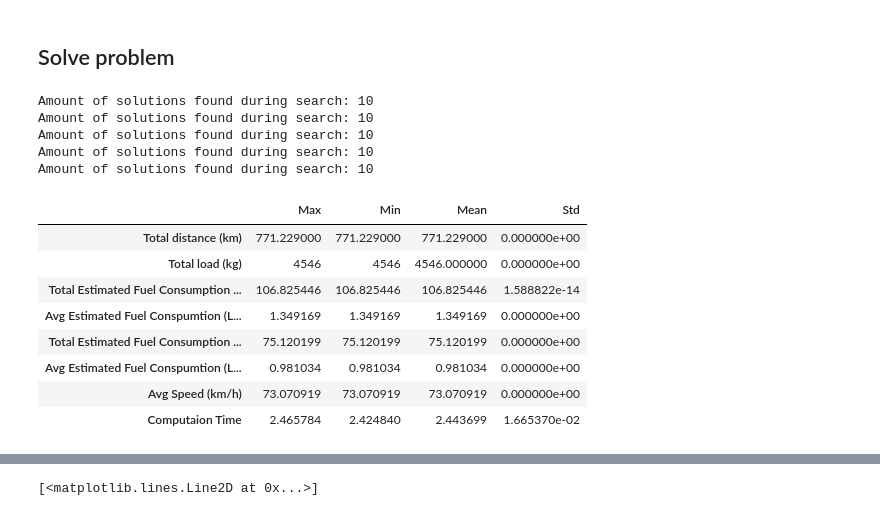
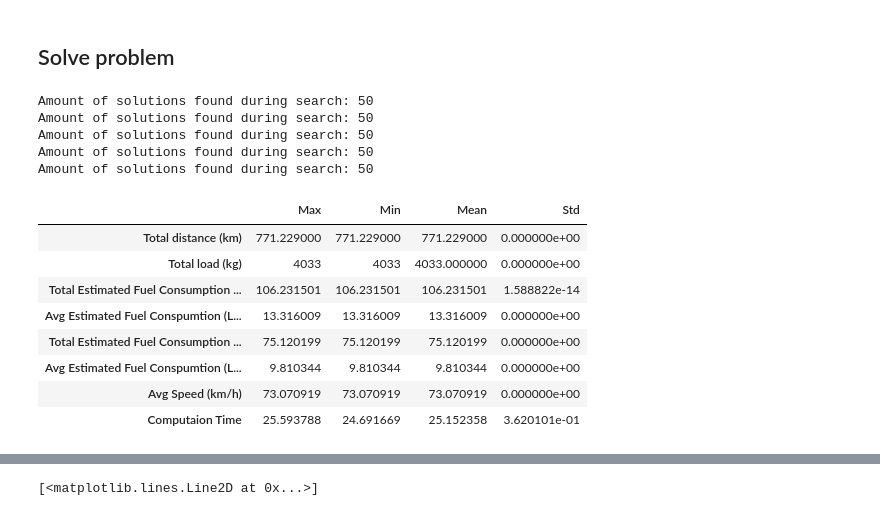
Before and after one commit to kallekj/Explorer, a Jupyter notebook: src/Router.ipynb, the cells around one changed output, grey strips where cells are left out. Drawn from its saved outputs; the diff is of its cells as text; code cells hidden in the pictures.

```diff
--- a/src/Router.ipynb
+++ b/src/Router.ipynb
@@ -41,13 +41,17 @@ distance_matrix_here,time_matrix_here = load_saved_here_data("../datasets/",data
 ## Construct data model parameters
 # %%
 
-starts =[0,6]#,10,15,20,35,40]
+starts =[0,6,]#10,15,20,35,40]
 vehicle_amount = len(starts)
 ends = [4,2]#,25,30,32,45,1]
 
+station_data["Demand(kg)"][starts] = 0
+station_data["Demand(kg)"][ends]= 0
 customer_demands = station_data.T.loc["Demand(kg)"].astype(int).to_numpy()
-customer_demands[starts] = 0
-customer_demands[ends] = 0
+# customer_demands[starts] = 0
+# customer_demands[ends] = 0
+# station_data["Demand(kg)"][starts] = 0
+# station_data["Demand(kg)"][ends]= 0
 customer_demands = customer_demands.tolist()
 
 vehicle_capacities = [meta_data['Max Load(kg)'].astype(int)[0] for x in range(vehicle_amount)]
@@ -148,7 +101,7 @@ class Optimizer_SA(RouteOptimizer):
     def init_search_parameters(self):
         search_parameters = pywrapcp.DefaultRoutingSearchParameters()
         search_parameters.log_search = True
-        search_parameters.solution_limit = 10
+        search_parameters.solution_limit = 50
         #search_parameters.time_limit.seconds = 1
         search_parameters.first_solution_strategy = (
             routing_enums_pb2.FirstSolutionStrategy.LOCAL_CHEAPEST_ARC)
@@ -369,35 +322,47 @@ for i in range(5):
 
     # Add the data, manager, routing and callback to the optimizer
     optimizerSA = Optimizer_SA(data)
     optimizerSA.set_manager(manager)
     optimizerSA.set_routing(routing)
     optimizerSA.set_solution_callback(callback)
 
     collector = create_all_solution_collector(optimizerSA, manager, data)
     # Add Collector to optimizer routing
     optimizerSA.routing.AddSearchMonitor(collector)
 
     collector2 = create_first_solution_collector(optimizerSA, manager, data)
     # Add Collector to optimizer routing
     optimizerSA.routing.AddSearchMonitor(collector2)
 
 
     start_time = datetime.now()
 
     optimizerSA.solve_with_parameters()
     solutions = extract_all_solutions(collector)
 
     computation_times.append((datetime.now() - start_time).total_seconds())
     route = optimizerSA.get_routes(starts)
     all_routes.append(route)
     results.append(get_results(route, data_model_input['distance_matrix'],station_data,meta_data,time_matrix_here))
     #fuel_consumptions_SA = calulate_search_costs(solutions,fuel_consumption_callback,starts)
     #distances_SA = calulate_search_costs(solutions,distance_callback,starts)
     #searchTimes_SA = list(map(lambda x: (x - start_time).total_seconds(),callback.solutionTimes))
     print("Amount of solutions found during search: {}".format(collector.SolutionCount()))
+
+final_results_SA = generate_final_results(results, computation_times)
+final_results_SA
 # %% [output]
-Amount of solutions found during search: 10
-Amount of solutions found during search: 10
-Amount of solutions found during search: 10
-Amount of solutions found during search: 10
-Amount of solutions found during search: 10
+Amount of solutions found during search: 50
+Amount of solutions found during search: 50
+Amount of solutions found during search: 50
+Amount of solutions found during search: 50
+Amount of solutions found during search: 50
+|  | Max | Min | Mean | Std |
+| Total distance (km) | 771.229000 | 771.229000 | 771.229000 | 0.000000e+00 |
+| Total load (kg) | 4033 | 4033 | 4033.000000 | 0.000000e+00 |
+| Total Estimated Fuel Consumption ... | 106.231501 | 106.231501 | 106.231501 | 1.588822e-14 |
+| Avg Estimated Fuel Conspumtion (L... | 13.316009 | 13.316009 | 13.316009 | 0.000000e+00 |
+| Total Estimated Fuel Consumption ... | 75.120199 | 75.120199 | 75.120199 | 0.000000e+00 |
+| Avg Estimated Fuel Conspumtion (L... | 9.810344 | 9.810344 | 9.810344 | 0.000000e+00 |
+| Avg Speed (km/h) | 73.070919 | 73.070919 | 73.070919 | 0.000000e+00 |
+| Computaion Time | 25.593788 | 24.691669 | 25.152358 | 3.620101e-01 |
@@ -406,12 +368,0 @@ results_df = generate_final_results(results, computation_times)
-# %%
-results_df
-# %% [output]
-|  | Max | Min | Mean | Std |
-| Total distance (km) | 771.229000 | 771.229000 | 771.229000 | 0.000000e+00 |
-| Total load (kg) | 4546 | 4546 | 4546.000000 | 0.000000e+00 |
-| Total Estimated Fuel Consumption ... | 106.825446 | 106.825446 | 106.825446 | 1.588822e-14 |
-| Avg Estimated Fuel Conspumtion (L... | 1.349169 | 1.349169 | 1.349169 | 0.000000e+00 |
-| Total Estimated Fuel Consumption ... | 75.120199 | 75.120199 | 75.120199 | 0.000000e+00 |
-| Avg Estimated Fuel Conspumtion (L... | 0.981034 | 0.981034 | 0.981034 | 0.000000e+00 |
-| Avg Speed (km/h) | 73.070919 | 73.070919 | 73.070919 | 0.000000e+00 |
-| Computaion Time | 2.465784 | 2.424840 | 2.443699 | 1.665370e-02 |
```
Also changed, not shown: parts of 13 cells of this notebook, 6 other files.
